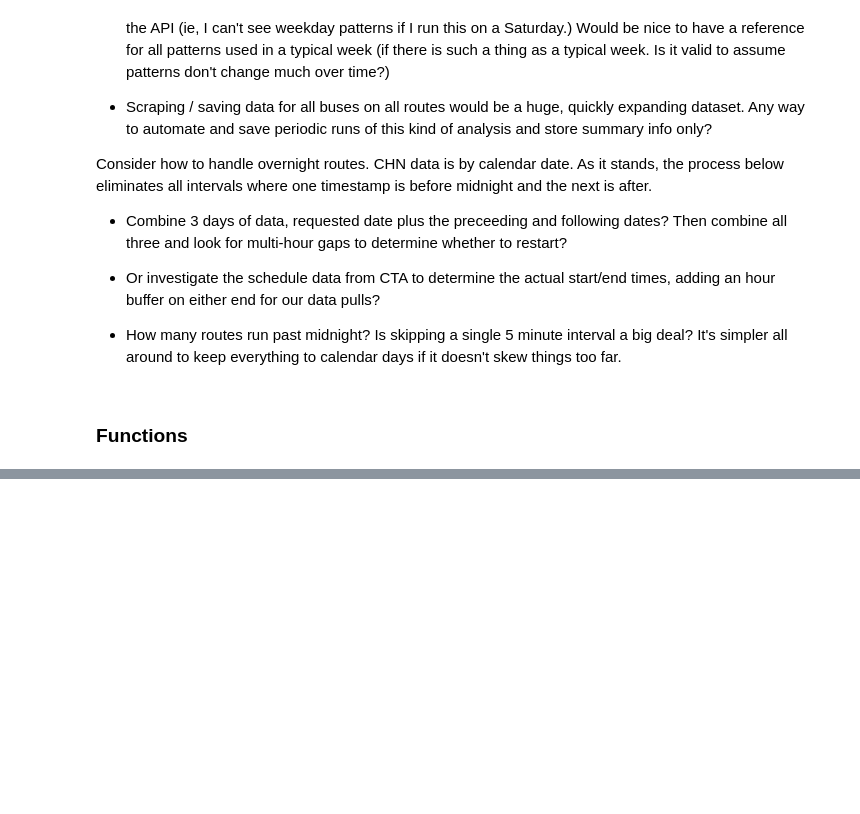
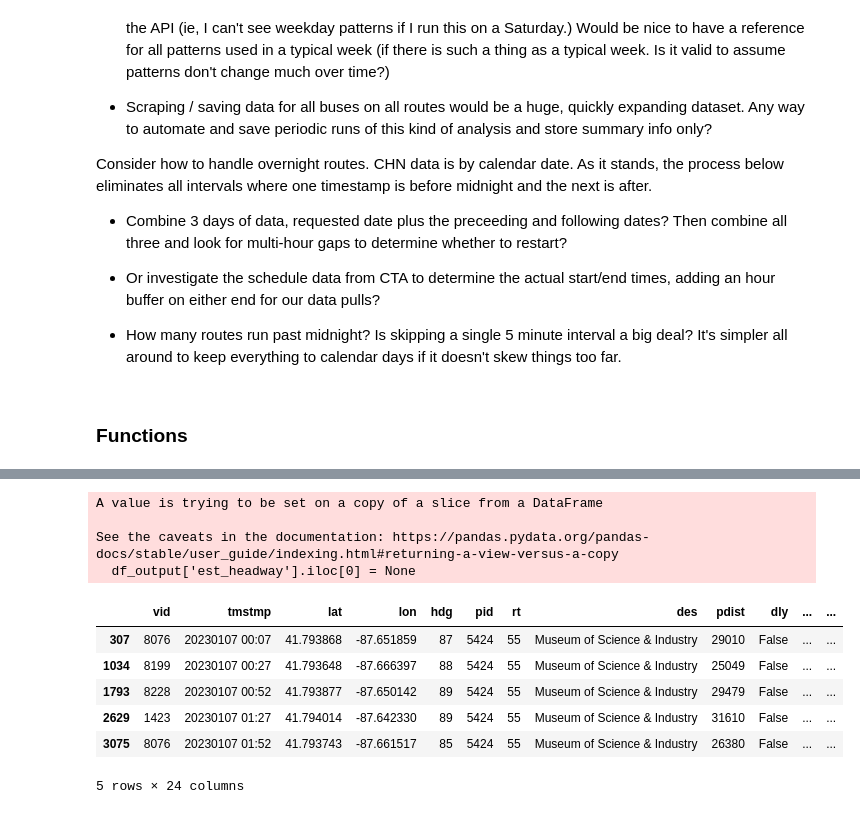
Before and after one commit to kristenhahn/cta_bus_tracker_exploration, a Jupyter notebook: headways.ipynb, the cells around one changed output, grey strips where cells are left out. Saved outputs shown, nothing was run; the diff lists cells and outputs as text; code cells hidden in the pictures; blank space fills up the shorter version.

```diff
--- a/headways.ipynb
+++ b/headways.ipynb
@@ -215,11 +215,12 @@ def get_vehicle_intervals(vehicles:pd.DataFrame, rt:str) -> pd.DataFrame:
 # %%
 
 def get_headways(stpid:str, rt:str, vehicles:pd.DataFrame) -> pd.DataFrame:
-    '''vehicles should be a CHN scraped dataframe including vehicle ids (vid),
+    '''Input:  vehicles should be a CHN scraped dataframe including vehicle ids (vid),
     timestamps (tmstmp), pattern ids (pid), and pattern distances (pdist) for each vehicle at
-    various times.  See get_chn_vehicles function. Output is a
+    various times.  This can be obtained using the get_chn_vehicles function. Output is a
     pandas dataframe that includes estimated bus stop times for all buses on the
-    specified route. '''
+    specified route. Headways are calculated for every bus except the first one
+    in the dataset, since there is no previous bus to compare times with'''
 
     vehicle_intervals = get_vehicle_intervals(vehicles, rt)
 
@@ -273,19 +274,22 @@ def get_headways(stpid:str, rt:str, vehicles:pd.DataFrame) -> pd.DataFrame:
     # Sort the output chronologically
     df_output.sort_values(by='est_stop_time',ascending=True, inplace=True)
 
-    # Calculate headways
+    # Calculate headways:
+
     stop_times = df_output['est_stop_time'].tolist()
+
     # calculate previous stop time for each line
     prev_stop_times = np.roll(stop_times,1)
     df_output['previous_stop_time'] = prev_stop_times
+
     # calculate headway
     df_output['est_headway'] = df_output['est_stop_time']-df_output['previous_stop_time']
-    # drop previous stop time column
+
+    # drop previous stop time column, no longer needed
     df_output = df_output.drop('previous_stop_time', axis=1)
 
     # Remove headway from the first bus in the dataset since we don't have the
     # previous bus to compare with
     df_output['est_headway'].iloc[0] = None
 
-
     return df_output
@@ -323,0 +331,16 @@ See the caveats in the documentation: https://pandas.pydata.org/pandas-docs/stab
+# %%
+# Check headways at bus stop 10527 (Garfield and Paulina) on route 55
+headways = get_headways('10527','55',vehicles)
+headways.head()
+# %% [output]
+A value is trying to be set on a copy of a slice from a DataFrame
+
+See the caveats in the documentation: https://pandas.pydata.org/pandas-docs/stable/user_guide/indexing.html#returning-a-view-versus-a-copy
+  df_output['est_headway'].iloc[0] = None
+|  | vid | tmstmp | lat | lon | hdg | pid | rt | des | pdist | dly | ... | ... |
+| 307 | 8076 | 20230107 00:07 | 41.793868 | -87.651859 | 87 | 5424 | 55 | Museum of Science & Industry | 29010 | False | ... | ... |
+| 1034 | 8199 | 20230107 00:27 | 41.793648 | -87.666397 | 88 | 5424 | 55 | Museum of Science & Industry | 25049 | False | ... | ... |
+| 1793 | 8228 | 20230107 00:52 | 41.793877 | -87.650142 | 89 | 5424 | 55 | Museum of Science & Industry | 29479 | False | ... | ... |
+| 2629 | 1423 | 20230107 01:27 | 41.794014 | -87.642330 | 89 | 5424 | 55 | Museum of Science & Industry | 31610 | False | ... | ... |
+| 3075 | 8076 | 20230107 01:52 | 41.793743 | -87.661517 | 85 | 5424 | 55 | Museum of Science & Industry | 26380 | False | ... | ... |
+5 rows × 24 columns
```
Also changed, not shown: parts of 9 cells of this notebook.
